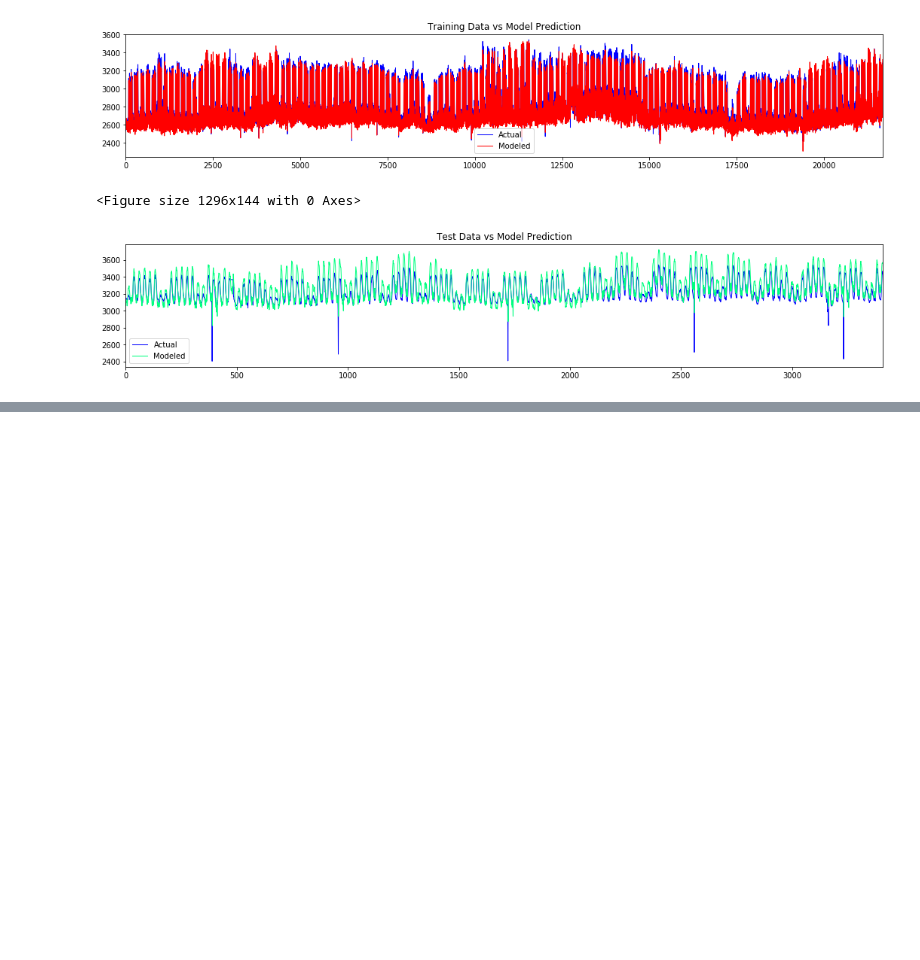
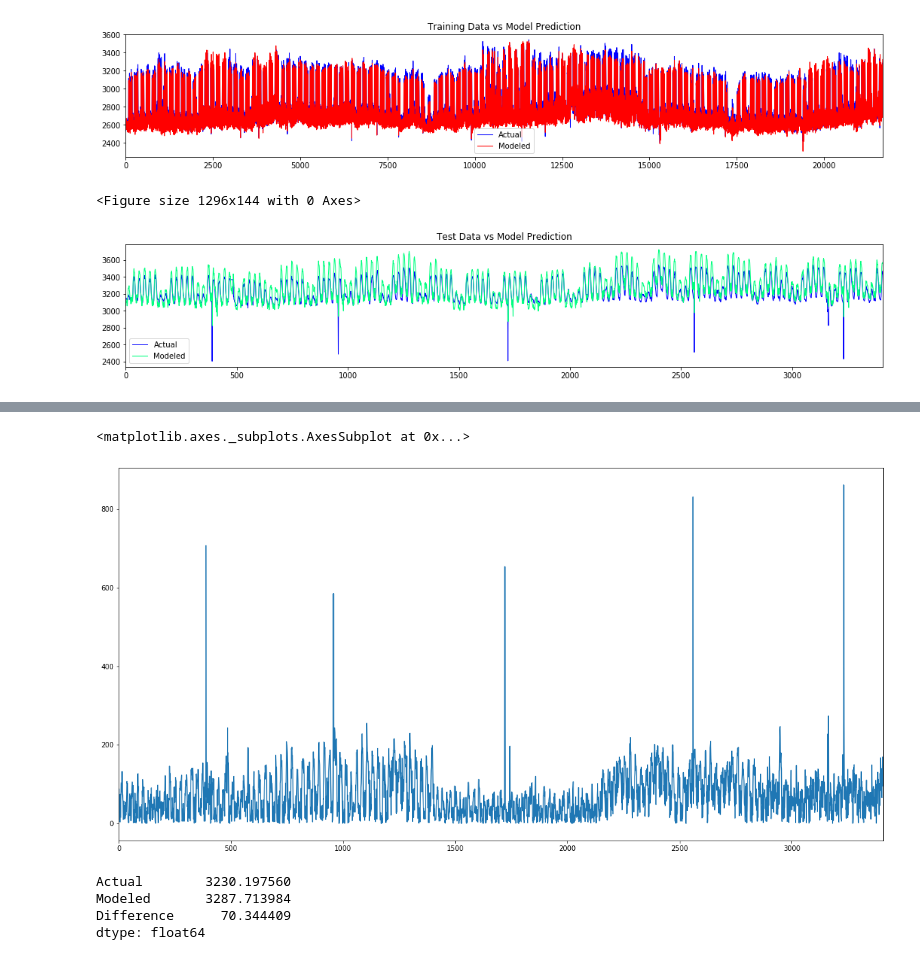
Before and after one commit to eco-data-science-team/LSTM-Anomaly-Detection, a Jupyter notebook: LSTM Notebook.ipynb, the cells around one changed output, grey strips where cells are left out. Drawn from its saved outputs; the diff is of its cells as text; code cells hidden in the pictures; blank space fills up the shorter version.

Commit message:
testing out prediciton data on test set and finding outliers

```diff
--- a/LSTM Notebook.ipynb
+++ b/LSTM Notebook.ipynb
@@ -284,0 +293,3 @@ MAE of test = 47.892
+# %%
+test_comparison['Difference'] = test_comparison['Actual'] - test_comparison['Modeled']
+test_comparison.head()
@@ -284,0 +303,2 @@ MAE of test = 47.892
+# %%
+test_comparison['Difference']  = test_comparison['Difference'].abs()
@@ -284,0 +316,12 @@ MAE of test = 47.892
+# %%
+test_comparison['Difference'].plot(figsize = (20,10))
+# %% [output]
+<matplotlib.axes._subplots.AxesSubplot at 0x...>
+[figure, added]
+# %%
+test_comparison.loc[test_comparison['Difference'] <300].mean()
+# %% [output]
+Actual        3230.197560
+Modeled       3287.713984
+Difference      70.344409
+dtype: float64
```
Also changed, not shown: parts of 4 cells of this notebook.
